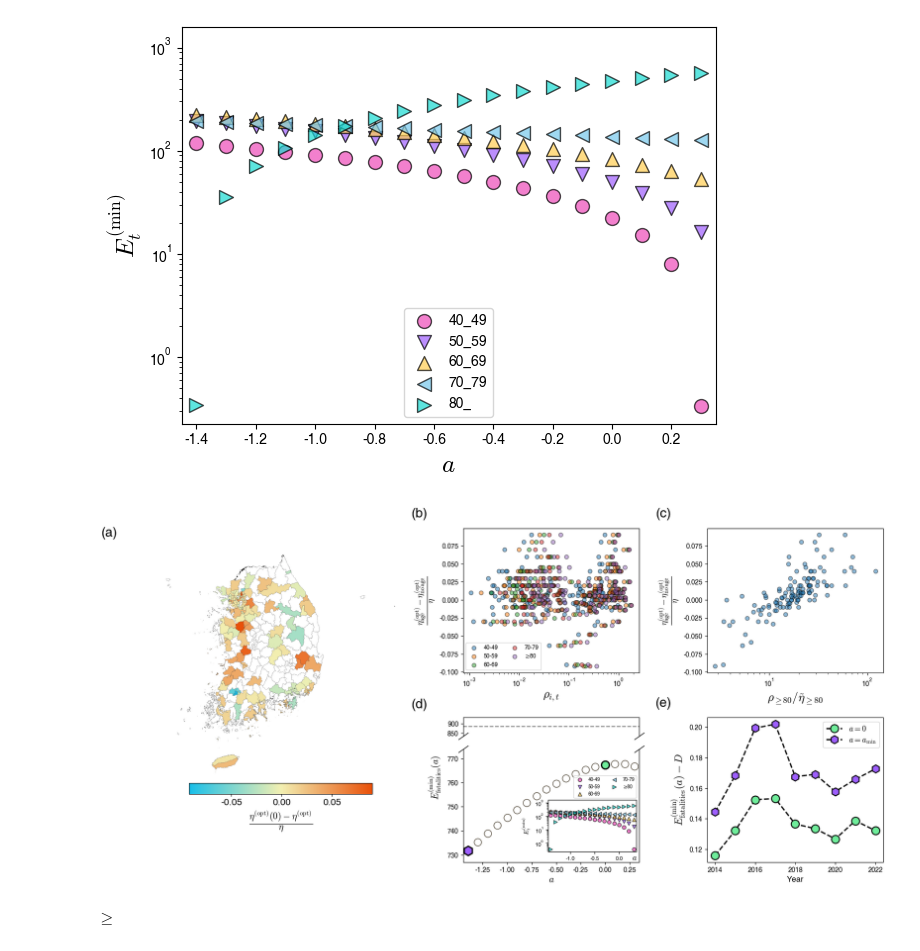
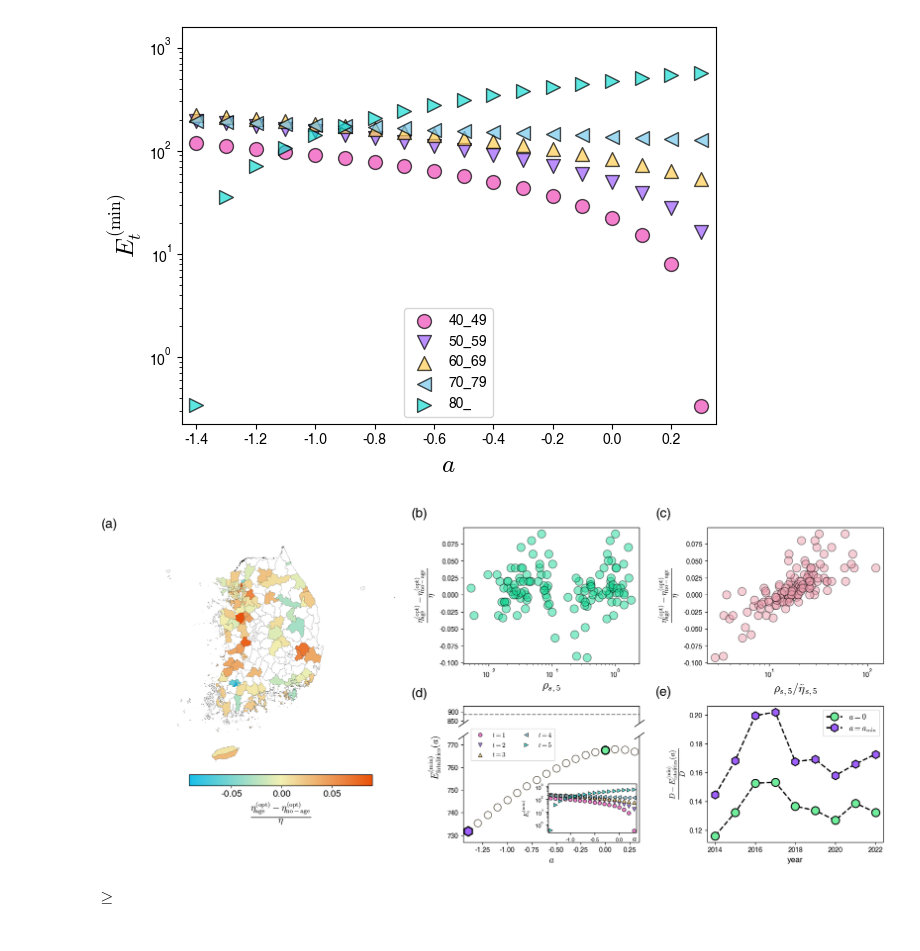
Before and after one commit to kwyosu7/Tuberculosis_hospital_optimization, a Jupyter notebook: article_figure_4.ipynb, the cells around one changed output. Cells and saved outputs as stored; diff of their text form; code cells hidden in the pictures.

```diff
--- a/article_figure_4.ipynb
+++ b/article_figure_4.ipynb
@@ -393,7 +393,7 @@ ax.axis('off')
 cbar_ax = inset_axes(ax, width='80%', height='5%', loc='lower center',
                      bbox_to_anchor=(0, -0.1, 1, 1), bbox_transform=ax.transAxes, borderpad=0)
 cbar = plt.colorbar(plt.cm.ScalarMappable(norm=norm, cmap=cmap), cax=cbar_ax, orientation='horizontal')
-cbar.set_label(r'$\frac{\eta^\mathrm{(opt)}(0)-\eta^\mathrm{(opt)}}{\eta}$', fontsize=20)
+cbar.set_label(r'$\frac{\eta^\mathrm{(opt)}_{\mathrm{age}}-\eta^\mathrm{(opt)}_{\mathrm{no-age}}}{\eta}$', fontsize=20)
 cbar.ax.tick_params(labelsize=14)
 ax.text(title_pos[0], title_pos[1], '('+title_list[0]+')', fontsize=title_size,  ha='center', va='center',transform=ax.transAxes)
 """
@@ -402,15 +402,15 @@ ax.text(title_pos[0], title_pos[1], '('+title_list[0]+')', fontsize=title_size,
 ax=fig.add_subplot(gs[0:5,1])
 age_listt = ['40-49', '50-59', '60-69', '70-79', '\u226580']
 c=0
-for age in age_list:
+for age in age_list[4:]:
     x = data['RN'+age].values * data['N'].values / data['A'].values
-    ax.scatter(x,y, ec='k', alpha=0.5, label=age_listt[c])
+    ax.scatter(x,y, ec='k', alpha=0.5, s=150, c="#17DB96")
     c+=1
 ax.set_xscale('log')
 # ax.set_yscale('log')
-ax.set_xlabel(r'$\rho_{i,t}$',size=18)
-ax.set_ylabel(r'$\frac{\eta^\mathrm{(opt)}_\mathrm{age}-\eta^\mathrm{(opt)}_\mathrm{no\,age}}{\eta}$',size=18)
-ax.legend(loc=3,fontsize='small',ncol=2)
+ax.set_xlabel(r'$\rho_{s,5}$',size=18)
+ax.set_ylabel(r'$\frac{\eta^\mathrm{(opt)}_\mathrm{age}-\eta^\mathrm{(opt)}_\mathrm{no-age}}{\eta}$',size=18)
+# ax.legend(loc=3,fontsize='small',ncol=2)
 ax.text(title_pos[0], title_pos[1], '('+title_list[1]+')', fontsize=title_size, ha='center', va='center', transform=ax.transAxes)
 """
 (c)
@@ -420,11 +420,11 @@ h_age_opt = pd.read_csv('/home/users/YongsungKwon/workplace/Yongpyter/Tuberculos
 y = ((h_age_opt['h'] -h_no_opt['h'])/ data['h']).values
 x = (data['N']*data['RN80_']/data['A'])/data['eta_tilde80_']
 ax=fig.add_subplot(gs[0:5, 2])
-ax.scatter(x,y, ec='k', alpha=0.5)
+ax.scatter(x,y, ec='k', alpha=0.5, c="#EE9EAF", s=150)
 ax.set_xscale('log')
 # ax.set_yscale('log')
-ax.set_xlabel(r'$\rho_{\geq 80}/ \tilde\eta_{\geq 80}$',size=18)
-ax.set_ylabel(r'$\frac{\eta^\mathrm{(opt)}_\mathrm{age}-\eta^\mathrm{(opt)}_\mathrm{no\,age}}{\eta}$',size=18)
+ax.set_xlabel(r'$\rho_{s,5}/ \tilde\eta_{s,5}$',size=18)
+ax.set_ylabel(r'$\frac{\eta^\mathrm{(opt)}_\mathrm{age}-\eta^\mathrm{(opt)}_\mathrm{no-age}}{\eta}$',size=18)
 ax.text(title_pos[0], title_pos[1], '('+title_list[2]+')', fontsize=title_size, ha='center', va='center', transform=ax.transAxes)
 """
 (d)
@@ -465,7 +465,7 @@ inset_ax = inset_axes(ax, width="25%", height="23%", loc='upper right',
                       borderpad=1)
 
 # scatter plot을 inset 축에 그림
-age = ['40-49', '50-59', '60-69', '70-79', '\u226580']
+age = ['$t=1$', '$t=2$', '$t=3$', '$t=4$', '$t=5$']
 for age_i in range(5):
     inset_ax.scatter(np.linspace(-2, 1, 31),
                      E_age_a[:, age_i],
@@ -473,37 +473,38 @@ for age_i in range(5):
                      c=color_list[age_i],
                      s=30,
                      marker=mark[age_i],
                      label=age[age_i],
                      alpha=0.7)
 
 inset_ax.set_xlim(np.linspace(-2, 1, 31)[a_min] - 0.05,
                   np.linspace(-2, 1, 31)[a_max] + 0.05)
 inset_ax.set_yscale('log')
 # inset_ax.set_xlabel(r'$a$', size=10)
 inset_ax.set_ylabel(r'$E^\mathrm{(min)}_t$', size=10)
 inset_ax.tick_params(labelsize=8)
-inset_ax.legend(fontsize=7, loc='lower center',  bbox_to_anchor=(0.645, 0.99),frameon=True,ncol=2)
+inset_ax.legend(fontsize=10, loc='lower center',  bbox_to_anchor=(-0.4, 1.4),frameon=True,ncol=2)
 inset_ax.text(0.98, -0.12, r'$a$', fontsize=12,  ha='center', va='center',transform=inset_ax.transAxes)
 """
 (e)
 """
 ax1=fig.add_subplot(gs[6:,2])
 y_0 = (np.array(D_list) - np.array(E_a_0))/np.array(D_list)
 y_min = (np.array(D_list)-np.array(E_a_min))/np.array(D_list)
 ax1.plot(range(2014,2023), y_0, marker='o', mfc=rgb_to_hex(111,237,155) , mew=1.5,c='k', linestyle='--', linewidth=2, ms=12, label=r'$a=0$')
 ax1.plot(range(2014,2023), y_min, marker='h', c='k', mew=1.5,ms=12 , mfc=rgb_to_hex(158,95,253), linestyle='--', linewidth=2, label=r'$a=a_\mathrm{min}$')
-ax1.set_ylabel(r'$E^{\mathrm{(min)}}_\mathrm{fatalities}(a)- D$', size=16)
-ax1.set_xlabel(r'Year', size=12)
+ax1.set_ylabel(r'$\frac{D-E^{\mathrm{(min)}}_\mathrm{fatalities}(a)}{D}$', size=16)
+ax1.set_xlabel(r'year', size=12)
 ax1.tick_params(axis='x', labelsize=10, labelrotation=0)
 ax1.tick_params(axis='y', labelsize=10)
 ax1.legend(loc=1, fontsize='large')
 ax1.text(title_pos[0], title_pos[1], '(e)', fontsize=title_size,  ha='center', va='center',transform=ax1.transAxes)
 
 
 # plt.tight_layout()
-plt.subplots_adjust(left=0.08, right=0.96, top=0.95, bottom=0.08, wspace=0.35, hspace=0.72)
+plt.subplots_adjust(left=0.08, right=0.96, top=0.9, bottom=0.08, wspace=0.35, hspace=0.72)
+plt.savefig('/home/users/YongsungKwon/workplace/Yongpyter/Tuberculosis_hospital_optimization/data_result/figure/fig4.png',dpi=300,transparent=True)
 plt.show()
 # %% [output]
-[figure, old version]
+[figure, new version]
 # %% [markdown]
 $\ge$
```
